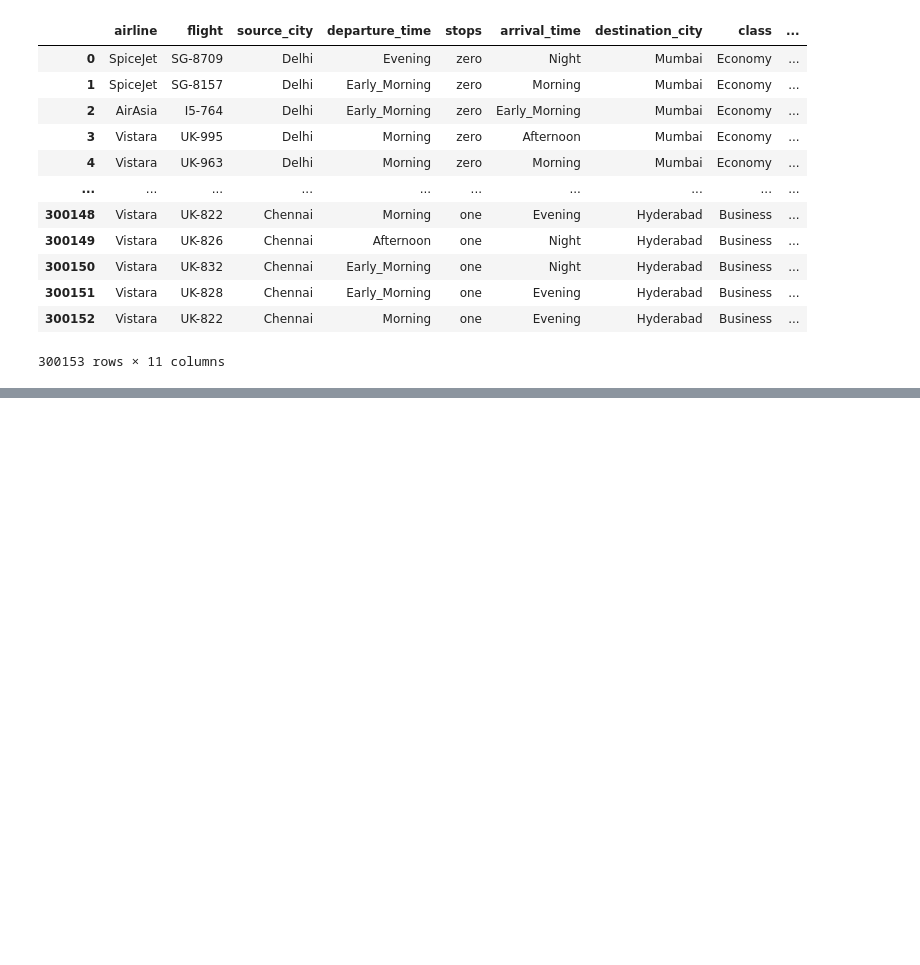
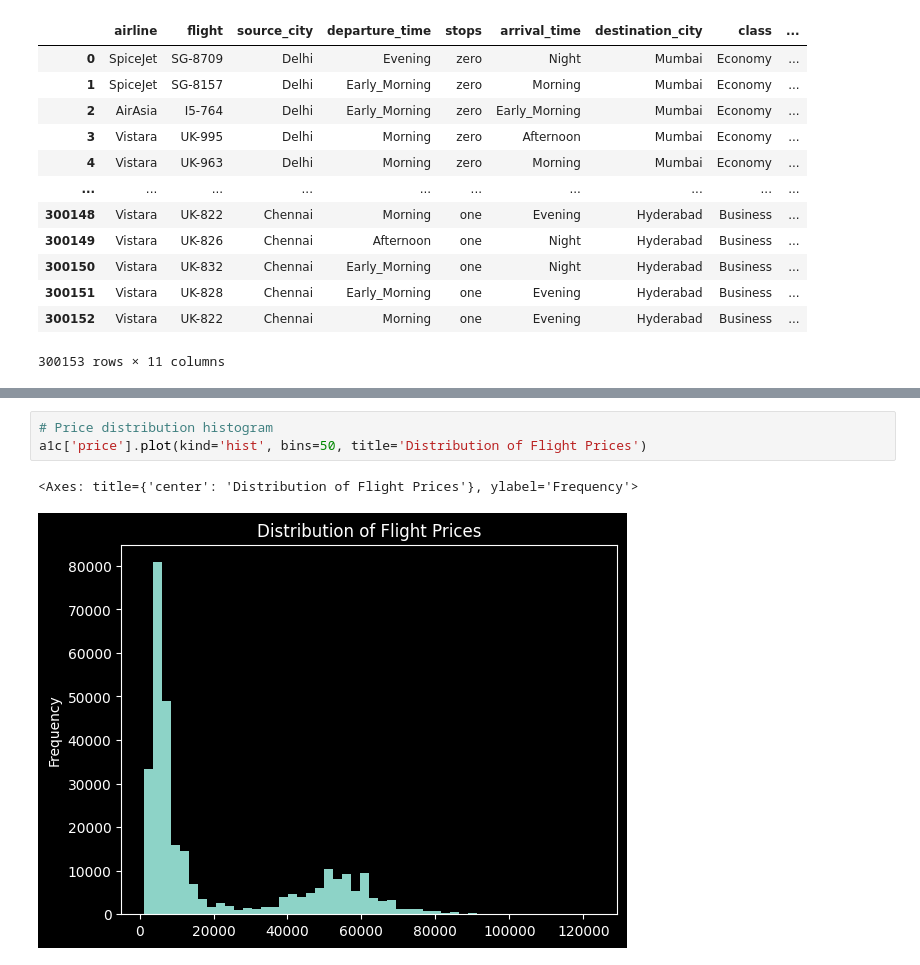
Before and after one commit to xyizko/xo-mathz, a Jupyter notebook: nb/yt-pandas-2.1.ipynb, the cells around one changed output, grey strips where cells are left out. Saved outputs shown, nothing was run; the diff lists cells and outputs as text; blank space fills up the shorter version.

```diff
--- a/nb/yt-pandas-2.1.ipynb
+++ b/nb/yt-pandas-2.1.ipynb
@@ -123,0 +173,6 @@ a1c
+# %%
+# Price distribution histogram
+a1c['price'].plot(kind='hist', bins=50, title='Distribution of Flight Prices')
+# %% [output]
+<Axes: title={'center': 'Distribution of Flight Prices'}, ylabel='Frequency'>
+[figure, added]
```
Also changed, not shown: parts of 10 cells of this notebook.
